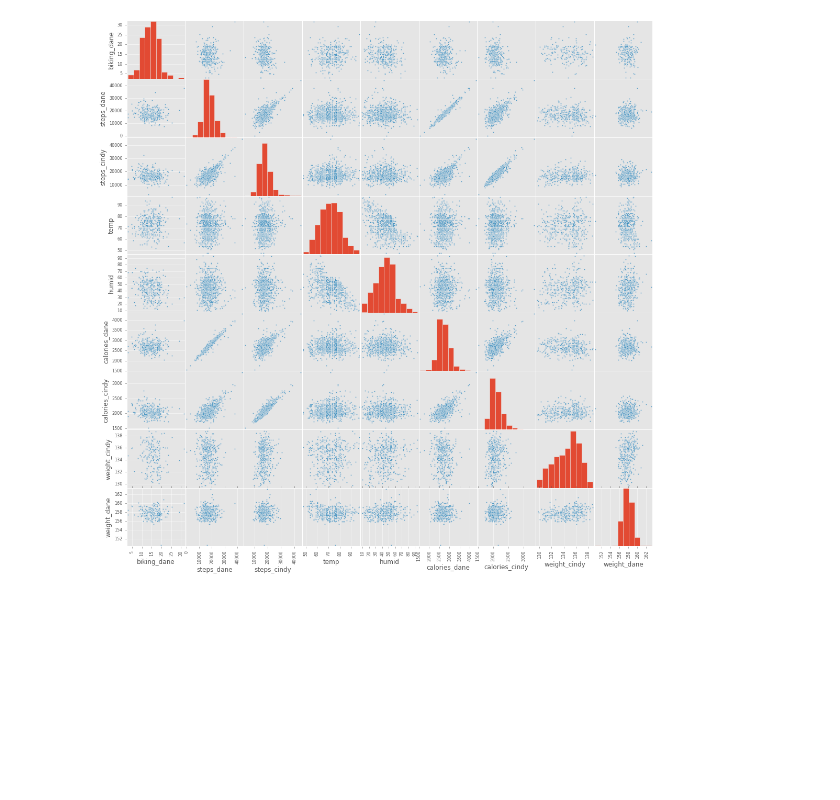
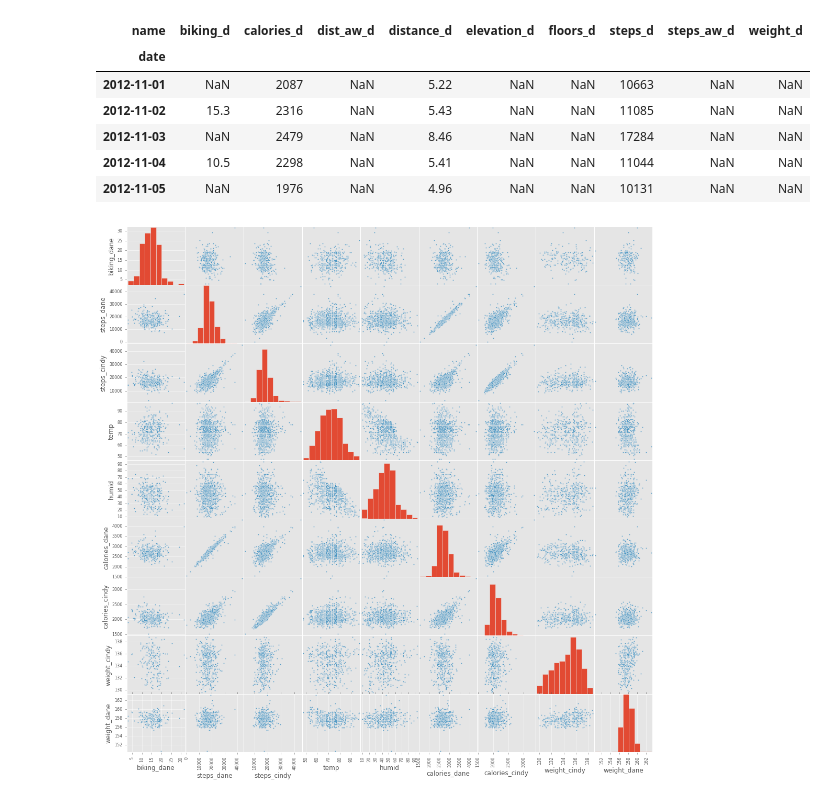
Before and after one commit to danecollins/fitbit, a Jupyter notebook: fb_eda.ipynb, the cells around one changed output. Saved outputs shown, nothing was run; the diff lists cells and outputs as text; code cells hidden in the pictures; blank space fills up the shorter version.

```diff
--- a/fb_eda.ipynb
+++ b/fb_eda.ipynb
@@ -8,10 +8,8 @@ matplotlib.style.use('ggplot')
 from pandas.tools.plotting import scatter_matrix
 %cd /Users/dane/src/fitbit
 
-df=pd.read_csv('fb1415_long.csv')
-df1415 = df[(df.date>='2014-01-01') & (df.date<='2015-12-31')]
-dfw=df1415.pivot(index='date', columns='variable', values='value').convert_objects(convert_numeric=True)
-df1 = dfw[['biking_dane','steps_dane','steps_cindy', 'temp','humid','calories_dane', 'calories_cindy', 'weight_cindy','weight_dane']].convert_objects(convert_numeric=True)
-dfw.columns
+
+#dfw=df1415.pivot(index='date', columns='variable', values='value').convert_objects(convert_numeric=True)
+#df1 = dfw[['biking_dane','steps_dane','steps_cindy', 'temp','humid','calories_dane', 'calories_cindy', 'weight_cindy','weight_dane']].convert_objects(convert_numeric=True)
 # %% [output]
 /Users/dane/src/fitbit
@@ -22,0 +16,13 @@ Index(['Travel', 'biking_dane', 'calories_cindy', 'calories_dane',
+# %%
+def long2wide(df, suffix=''):
+    dfw = df.pivot(index='date', columns='name', values='value').convert_objects(convert_numeric=True)
+    if suffix:
+        dfw.rename(columns=lambda x: x + '_' + suffix, inplace=True)
+    return dfw
+# %%
+cindy = pd.read_csv('fb_long_cindy.csv', header=False, names=['date', 'name', 'value'])
+dane = pd.read_csv('fb_long_dane.csv', header=False, names=['date', 'name', 'value'])
+cw = long2wide(cindy, suffix='c')
+dw = long2wide(dane, suffix='d')
+all = cw.merge(dw)
+all.head()
@@ -23,3 +41,13 @@ Index(['Travel', 'biking_dane', 'calories_cindy', 'calories_dane',
+# %%
+dw.head()
+# %% [output]
+| name | biking_d | calories_d | dist_aw_d | distance_d | elevation_d | floors_d | steps_d | steps_aw_d | weight_d |
+| date |  |  |  |  |  |  |  |  |  |
+| 2012-11-01 | NaN | 2087 | NaN | 5.22 | NaN | NaN | 10663 | NaN | NaN |
+| 2012-11-02 | 15.3 | 2316 | NaN | 5.43 | NaN | NaN | 11085 | NaN | NaN |
+| 2012-11-03 | NaN | 2479 | NaN | 8.46 | NaN | NaN | 17284 | NaN | NaN |
+| 2012-11-04 | 10.5 | 2298 | NaN | 5.41 | NaN | NaN | 11044 | NaN | NaN |
+| 2012-11-05 | NaN | 1976 | NaN | 4.96 | NaN | NaN | 10131 | NaN | NaN |
 # %%
 scatter_matrix(df1, alpha=0.8, figsize=(18, 18))
 plt.show()
```
Also changed, not shown: parts of 3 cells of this notebook, 1 other file.
